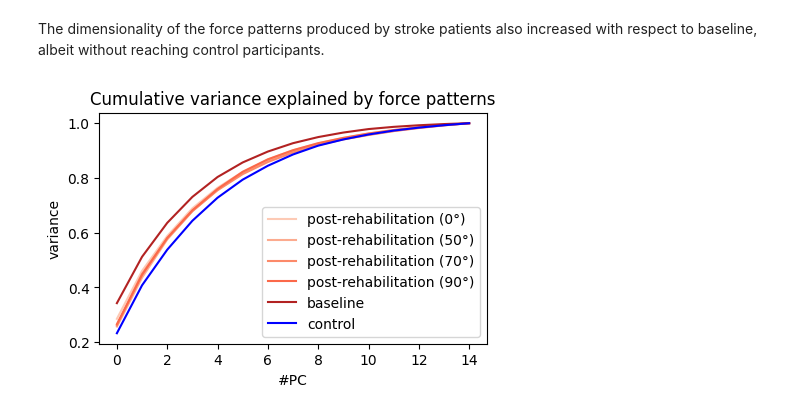
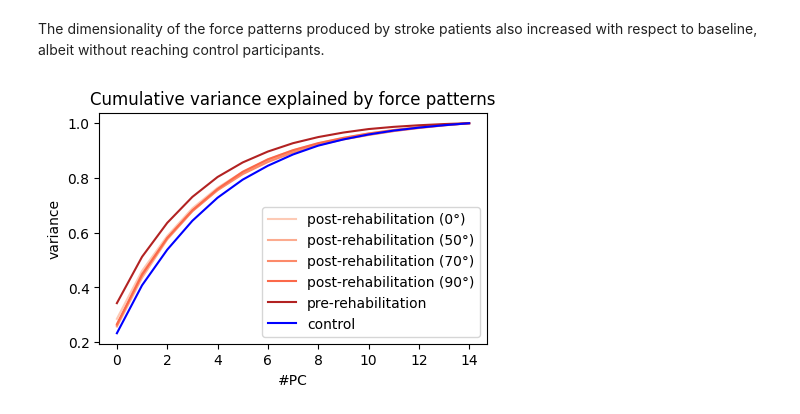
Before and after one commit to mnlmrc/OffManifoldLearning, a Jupyter notebook: notebooks/post_rehab.ipynb, the cells around one changed output. Saved outputs shown, nothing was run; the diff lists cells and outputs as text; code cells hidden in the pictures.

```diff
--- a/notebooks/post_rehab.ipynb
+++ b/notebooks/post_rehab.ipynb
@@ -93,20 +93,20 @@ The dimensionality of the force patterns produced by stroke patients also increa
 # %%
 var_expl_post_rehab = np.load(os.path.join(gl.baseDir, 'post_rehab', 'var_expl.npy'))
 var_expl_bs = np.load(os.path.join(gl.baseDir, 'baseline', 'var_expl.npy'))
 
 fig, ax = plt.subplots(figsize=(5, 3))
 
 reds = list(plt.cm.Reds(np.linspace(0.2, 0.6, 5)))
 
 for i in range(len(angle)):
     ax.plot(np.cumsum(var_expl_post_rehab[i].mean(axis=0)), color=reds[i], label=[f'post-rehabilitation ({angle[i]}°)'])
-ax.plot(np.cumsum(var_expl_bs[0].mean(axis=0)), color='firebrick', ls='-', label='baseline')
+ax.plot(np.cumsum(var_expl_bs[0].mean(axis=0)), color='firebrick', ls='-', label='pre-rehabilitation')
 ax.plot(np.cumsum(var_expl_bs[1].mean(axis=0)), color='b', ls='-', label='control')
 ax.set_title('Cumulative variance explained by force patterns')
 ax.set_xlabel('#PC')
 ax.set_ylabel('variance')
 ax.legend(loc='lower right')
 
 plt.show()
 # %% [output]
-[figure, old version]
+[figure, new version]
```
